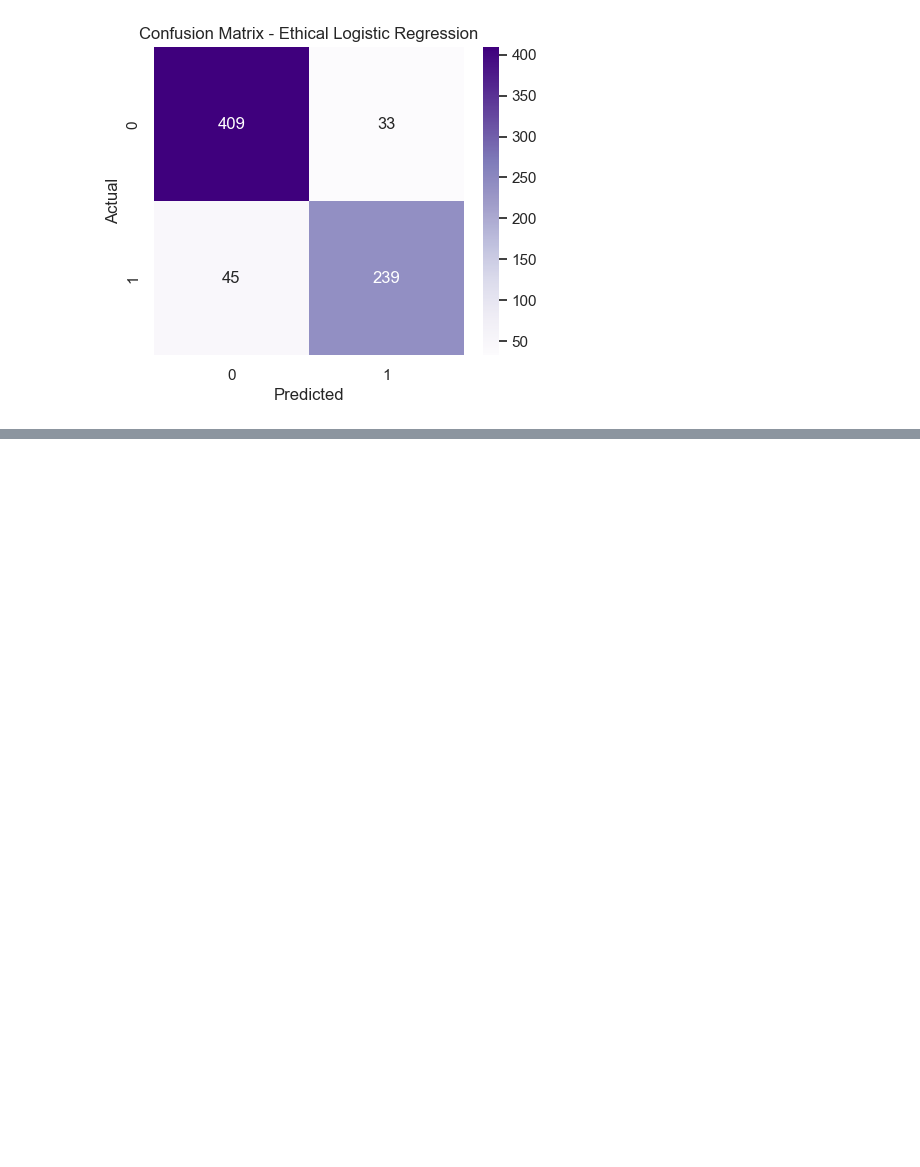
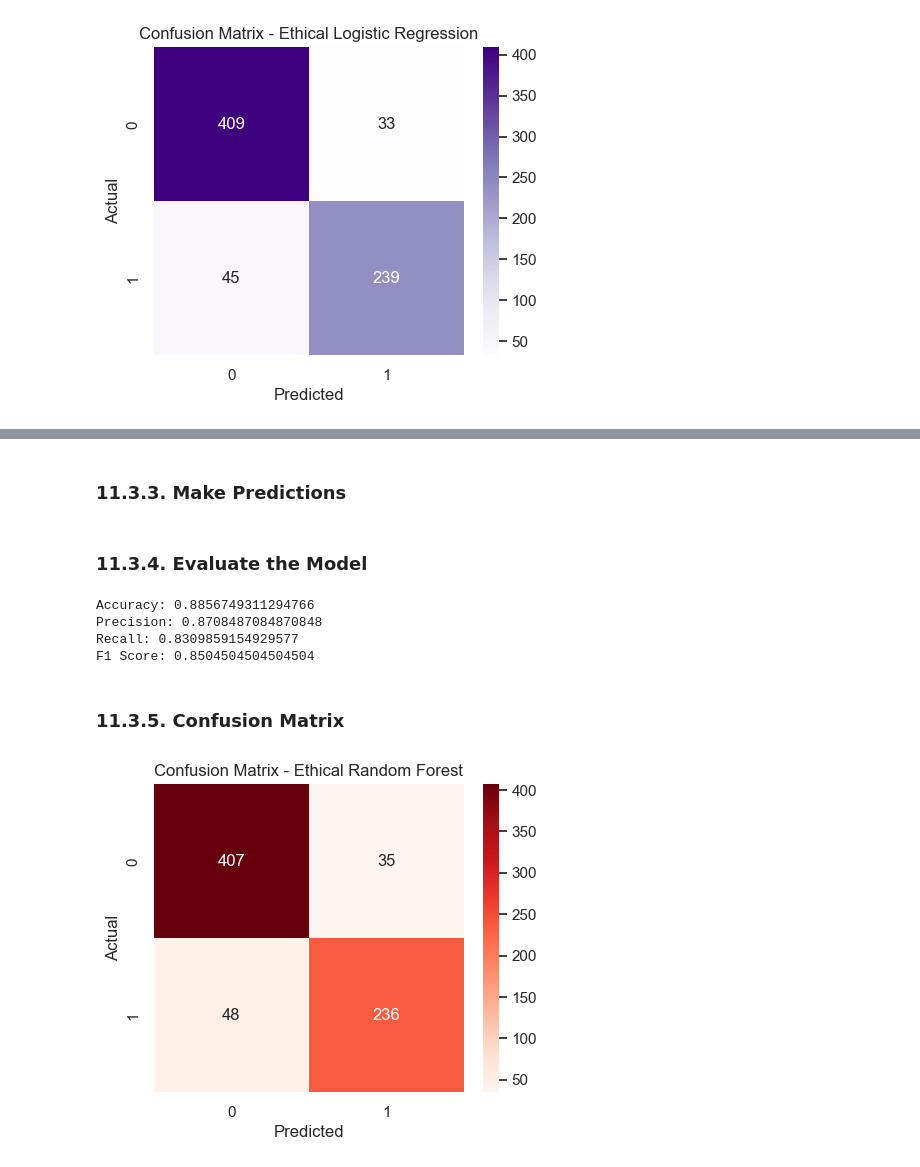
Before and after one commit to DimitarMalamski/student-dropout-predictor, a Jupyter notebook: notebooks/dropout_predictor.ipynb, the cells around one changed output, grey strips where cells are left out. Drawn from its saved outputs; the diff is of its cells as text; code cells hidden in the pictures; blank space fills up the shorter version.

Commit message:
Training a Ethical Random Forest model

```diff
--- a/notebooks/dropout_predictor.ipynb
+++ b/notebooks/dropout_predictor.ipynb
@@ -976,0 +985,9 @@ Overall, these results indicate that it is possible to construct an effective pr
+# %%
+# Initialize ethical Random Forest model
+rf_model_eth = RandomForestClassifier(
+  n_estimators=200,
+  random_state=42
+)
+
+# Train the model
+rf_model_eth.fit(X_train_eth, y_train_eth)
@@ -976,0 +1014,37 @@ Overall, these results indicate that it is possible to construct an effective pr
+# %% [markdown]
+### 11.3.3. Make Predictions
+# %%
+# Predict on test set
+rf_pred_eth = rf_model_eth.predict(X_test_eth)
+# %% [markdown]
+### 11.3.4. Evaluate the Model
+# %%
+rf_eth_accuracy = accuracy_score(y_test_eth, rf_pred_eth)
+rf_eth_precision = precision_score(y_test_eth, rf_pred_eth)
+rf_eth_recall = recall_score(y_test_eth, rf_pred_eth)
+rf_eth_f1 = f1_score(y_test_eth, rf_pred_eth)
+
+print("Accuracy:", rf_eth_accuracy)
+print("Precision:", rf_eth_precision)
+print("Recall:", rf_eth_recall)
+print("F1 Score:", rf_eth_f1)
+# %% [output]
+Accuracy: 0.8856749311294766
+Precision: 0.8708487084870848
+Recall: 0.8309859154929577
+F1 Score: 0.8504504504504504
+# %% [markdown]
+### 11.3.5. Confusion Matrix
+# %%
+rf_cm_eth = confusion_matrix(y_test_eth, rf_pred_eth)
+
+plt.figure(figsize=(5,4))
+sns.heatmap(rf_cm_eth, annot=True, fmt="d", cmap="Reds")
+
+plt.xlabel("Predicted")
+plt.ylabel("Actual")
+plt.title("Confusion Matrix - Ethical Random Forest")
+
+plt.show()
+# %% [output]
+[figure, added]
```
Also changed, not shown: parts of 9 cells of this notebook.
